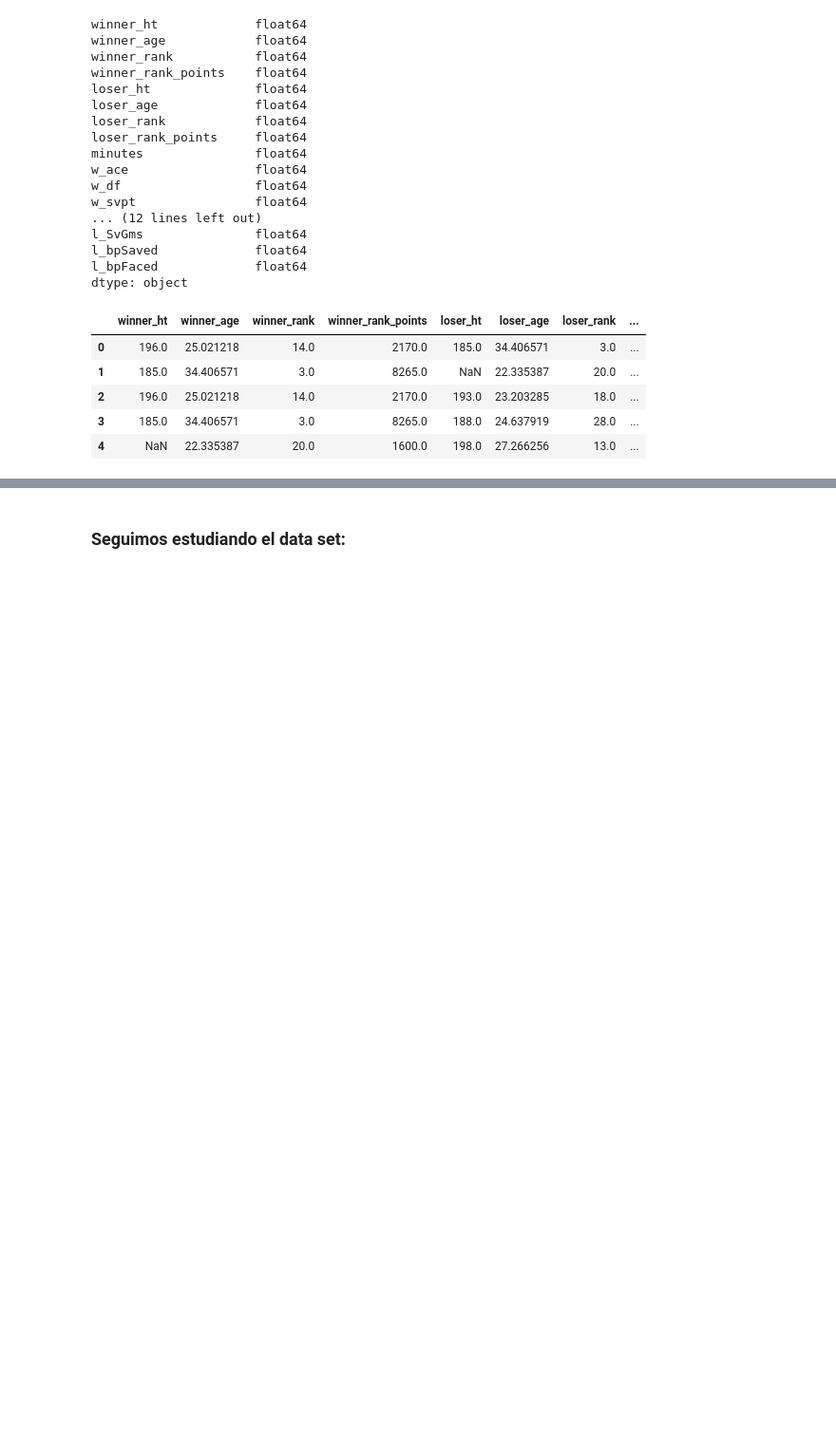
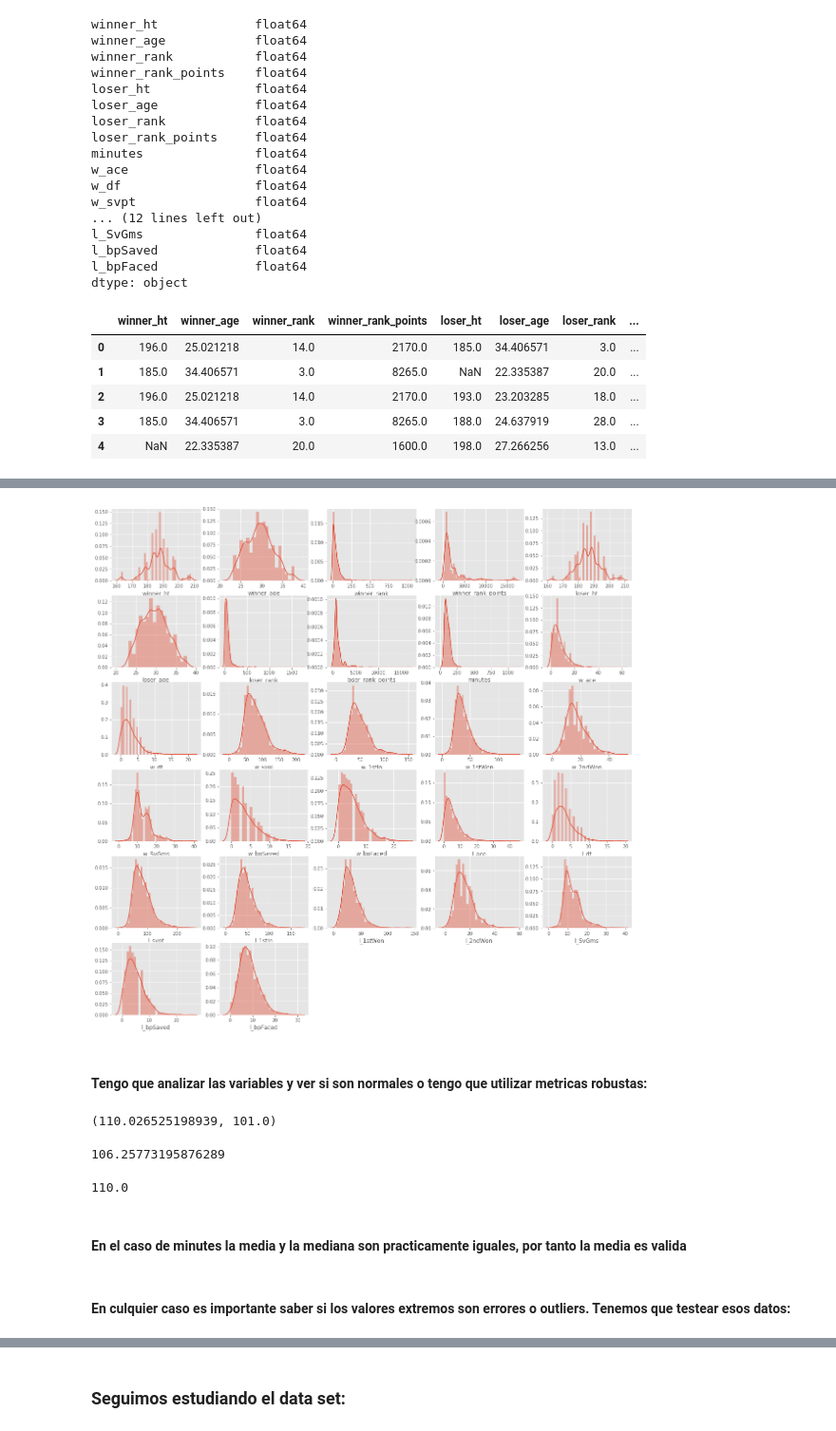
Before and after one commit to ISANJUA/TFM_ML4sportsBets, a Jupyter notebook: ETL - Prueba 1.ipynb, the cells around one changed output, grey strips where cells are left out. Shown at 95% size. Saved outputs shown, nothing was run; the diff lists cells and outputs as text; code cells hidden in the pictures; blank space fills up the shorter version.

```diff
--- a/ETL - Prueba 1.ipynb
+++ b/ETL - Prueba 1.ipynb
@@ -117,0 +145,10 @@ TypeError: unsupported operand type(s) for /: 'str' and 'int'
+# %%
+# Voy a visualizar todos en grid:
+plt.figure(figsize=(20,20))
+for index,col in enumerate(matches_float_sinN.columns):
+    plt.subplot(6,5,index+1)
+    sns.distplot(matches_float_sinN[col])
+# %% [output]
+[figure, added]
+# %% [markdown]
+#### Tengo que analizar las variables y ver si son normales o tengo que utilizar metricas robustas:
@@ -117,0 +157,16 @@ TypeError: unsupported operand type(s) for /: 'str' and 'int'
+# %%
+matches_float_sinN['minutes'].mean(),matches_float_sinN['minutes'].median()
+# %% [output]
+(110.026525198939, 101.0)
+# %%
+stats.trim_mean(matches_float_sinN['minutes'], 0.05)
+# %% [output]
+106.25773195876289
+# %%
+np.percentile(matches_float_sinN['minutes'], 58)
+# %% [output]
+110.0
+# %% [markdown]
+#### En el caso de minutes la media y la mediana son practicamente iguales, por tanto la media es valida
+# %% [markdown]
+#### En culquier caso es importante saber si los valores extremos son errores o outliers. Tenemos que testear esos datos:
```
Also changed, not shown: parts of 11 cells of this notebook.
